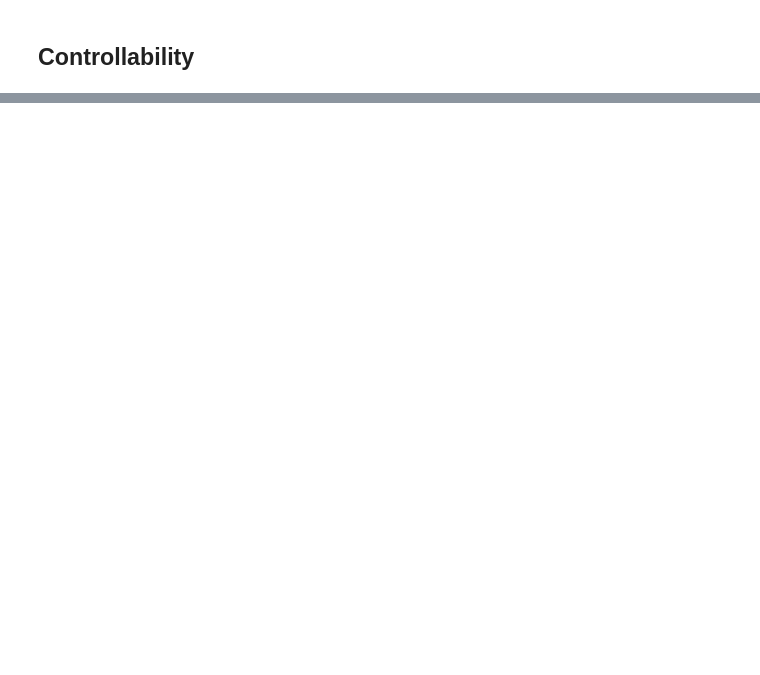
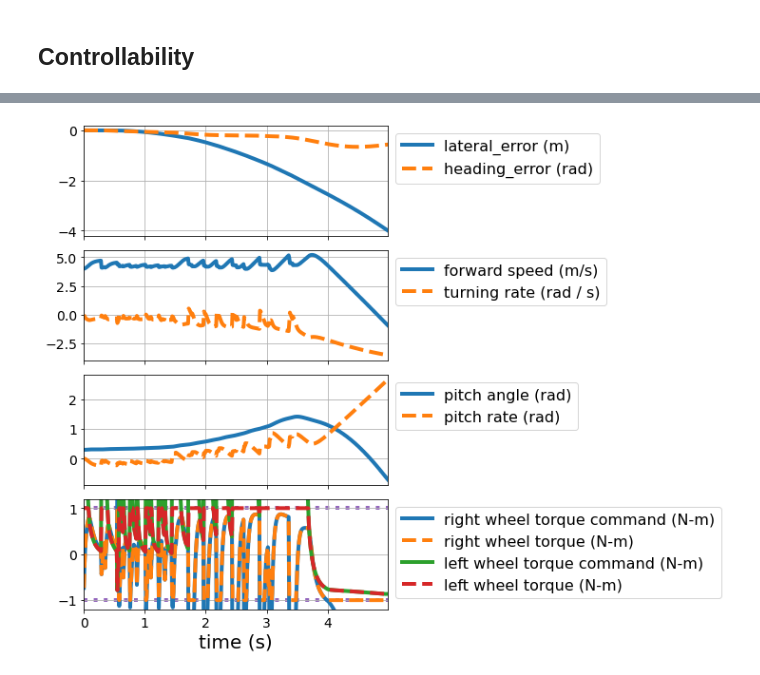
Before and after one commit to ibw2/ae353-sp22, a Jupyter notebook: projects/02_segbot/DP2_Code.ipynb, the cells around one changed output, grey strips where cells are left out. Saved outputs shown, nothing was run; the diff lists cells and outputs as text; code cells hidden in the pictures; blank space fills up the shorter version.

```diff
--- a/projects/02_segbot/DP2_Code.ipynb
+++ b/projects/02_segbot/DP2_Code.ipynb
@@ -226,0 +410,86 @@ ValueError: expected square matrix
+# %%
+# Create a figure with three subplots, all of which share the same x-axis
+fig, (ax_pos, ax_vel, ax_pitch, ax_torque) = plt.subplots(4, 1, figsize=(10, 8), sharex=True)
+
+# Plot lateral and heading error
+ax_pos.plot(
+    data['t'], data['lateral_error'],
+    label='lateral_error (m)', linewidth=4,
+)
+ax_pos.plot(
+    data['t'], data['heading_error'],
+    '--', label='heading_error (rad)', linewidth=4,
+)
+ax_pos.grid()
+ax_pos.legend(bbox_to_anchor=(1.0, 1.0), loc='upper left', fontsize=16)
+# ax_pos.legend(fontsize=16)
+ax_pos.tick_params(labelsize=14)
+
+# Plot forward speed and turning rate
+ax_vel.plot(
+    data['t'], data['forward_speed'],
+    label='forward speed (m/s)', linewidth=4,
+)
+ax_vel.plot(
+    data['t'], data['turning_rate'],
+    '--', label='turning rate (rad / s)', linewidth=4,
+)
+ax_vel.grid()
+ax_vel.legend(fontsize=16)
+ax_vel.legend(bbox_to_anchor=(1.0, 1.0), loc='upper left', fontsize=16)
+ax_vel.tick_params(labelsize=14)
+
+# Plot pitch angle and pitch rate
+ax_pitch.plot(
+    data['t'], data['pitch_angle'],
+    label='pitch angle (rad)', linewidth=4,
+)
+ax_pitch.plot(
+    data['t'], data['pitch_rate'],
+    '--', label='pitch rate (rad)', linewidth=4,
+)
+ax_pitch.grid()
+ax_pitch.legend(bbox_to_anchor=(1.0, 1.0), loc='upper left', fontsize=16)
+# ax_pitch.legend(fontsize=16)
+ax_pitch.tick_params(labelsize=14)
+
+# Plot torques
+ax_torque.plot(
+    data['t'], data['right_wheel_torque_command'],
+    label='right wheel torque command (N-m)', linewidth=4,
+)
+ax_torque.plot(
+    data['t'], data['right_wheel_torque'],
+    '--', label='right wheel torque (N-m)', linewidth=4,
+)
+ax_torque.plot(
+    data['t'], data['left_wheel_torque_command'],
+    label='left wheel torque command (N-m)', linewidth=4,
+)
+ax_torque.plot(
+    data['t'], data['left_wheel_torque'],
+    '--', label='left wheel torque (N-m)', linewidth=4,
+)
+ax_torque.plot(
+    data['t'], -np.ones_like(data['t']) * simulator.tau_max,
+    ':', linewidth=4, color='C4', zorder=0,
+)
+ax_torque.plot(
+    data['t'], np.ones_like(data['t']) * simulator.tau_max,
+    ':', linewidth=4, color='C4', zorder=0,
+)
+ax_torque.grid()
+# ax_torque.legend(fontsize=16)
+ax_torque.legend(bbox_to_anchor=(1.0, 1.0), loc='upper left', fontsize=16)
+ax_torque.tick_params(labelsize=14)
+ax_torque.set_ylim(-1.2 * simulator.tau_max, 1.2 * simulator.tau_max)
+
+# Set x-axis properties (only need to do this on the last
+# subplot since all subplots share the same x-axis)
+ax_torque.set_xlabel('time (s)', fontsize=20)
+ax_torque.set_xlim([data['t'][0], data['t'][-1]])
+
+# Make the arrangement of subplots look nice
+fig.tight_layout()
+# %% [output]
+[figure, added]
```
Also changed, not shown: parts of 25 cells of this notebook.
